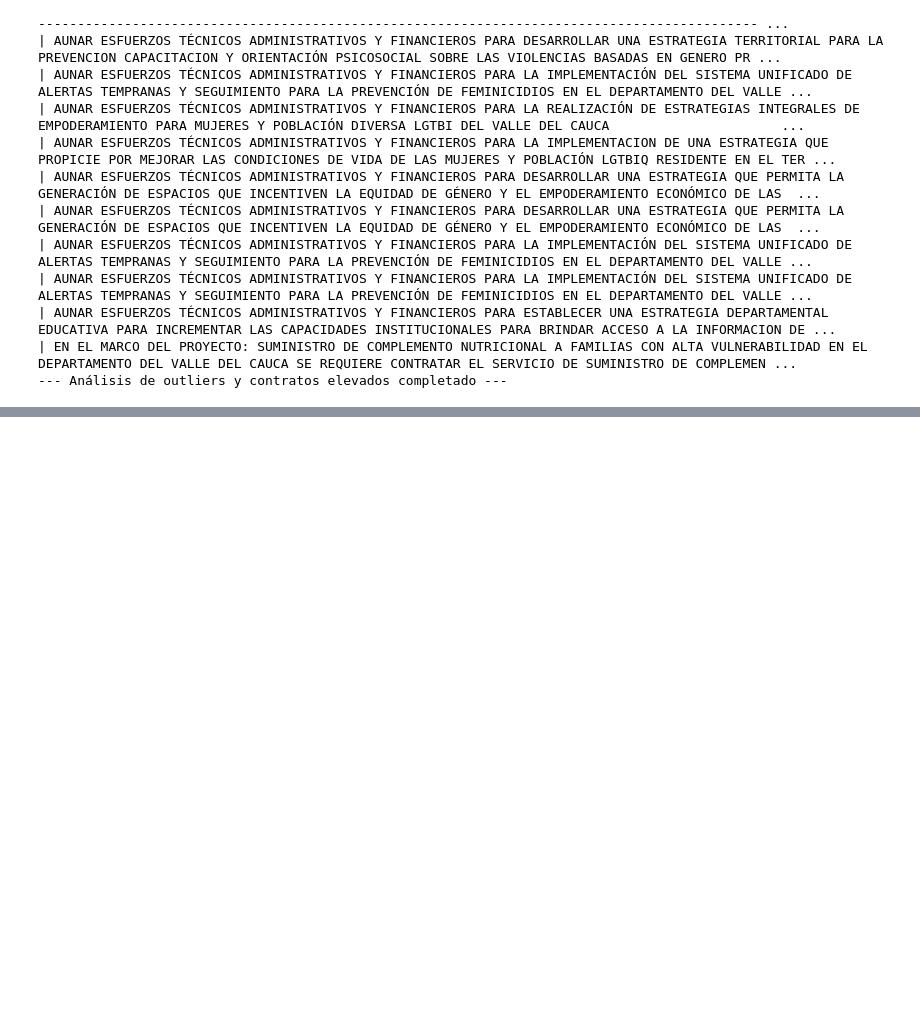
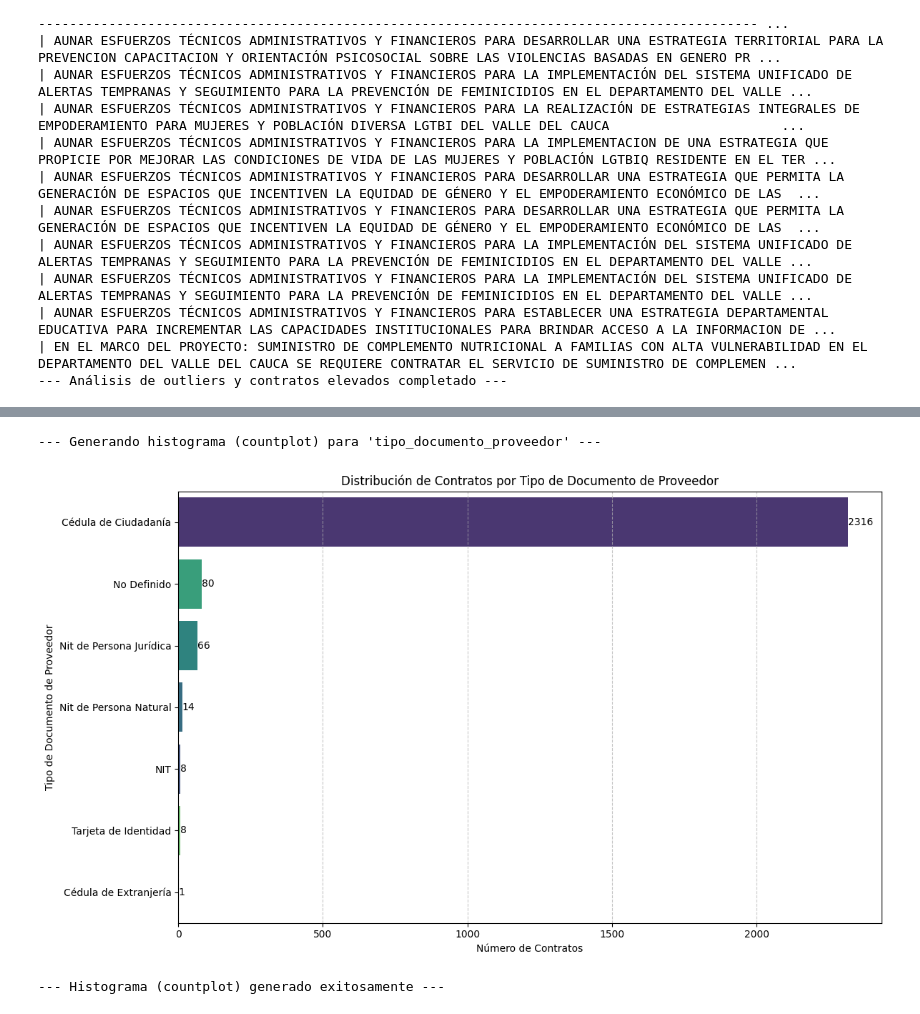
Before and after one commit to estebanoli8/secop_valle_mujer, a Jupyter notebook: no_supervisado_secop_mujer_valle.ipynb, the cells around one changed output, grey strips where cells are left out. Drawn from its saved outputs; the diff is of its cells as text; code cells hidden in the pictures; blank space fills up the shorter version.

```diff
--- a/no_supervisado_secop_mujer_valle.ipynb
+++ b/no_supervisado_secop_mujer_valle.ipynb
@@ -212,0 +405,26 @@ Name: count, dtype: int64
+# %%
+import matplotlib.pyplot as plt
+import seaborn as sns
+
+print("--- Generando histograma (countplot) para 'tipo_documento_proveedor' ---")
+
+plt.figure(figsize=(12, 7))
+ax = sns.countplot(y=df_contracts_loaded['tipo_documento_proveedor'], order=df_contracts_loaded['tipo_documento_proveedor'].value_counts().index, palette='viridis', hue=df_contracts_loaded['tipo_documento_proveedor'], legend=False)
+plt.title('Distribución de Contratos por Tipo de Documento de Proveedor')
+plt.xlabel('Número de Contratos')
+plt.ylabel('Tipo de Documento de Proveedor')
+plt.grid(axis='x', linestyle='--', alpha=0.7)
+
+# Añadir valores en cada barra
+for p in ax.patches:
+    width = p.get_width()
+    plt.text(width + 0.1, p.get_y() + p.get_height() / 2, f'{int(width)}', va='center')
+
+plt.tight_layout()
+plt.show()
+
+print("--- Histograma (countplot) generado exitosamente ---")
+# %% [output]
+--- Generando histograma (countplot) para 'tipo_documento_proveedor' ---
+[figure, added]
+--- Histograma (countplot) generado exitosamente ---
```
Also changed, not shown: parts of 21 cells of this notebook.
